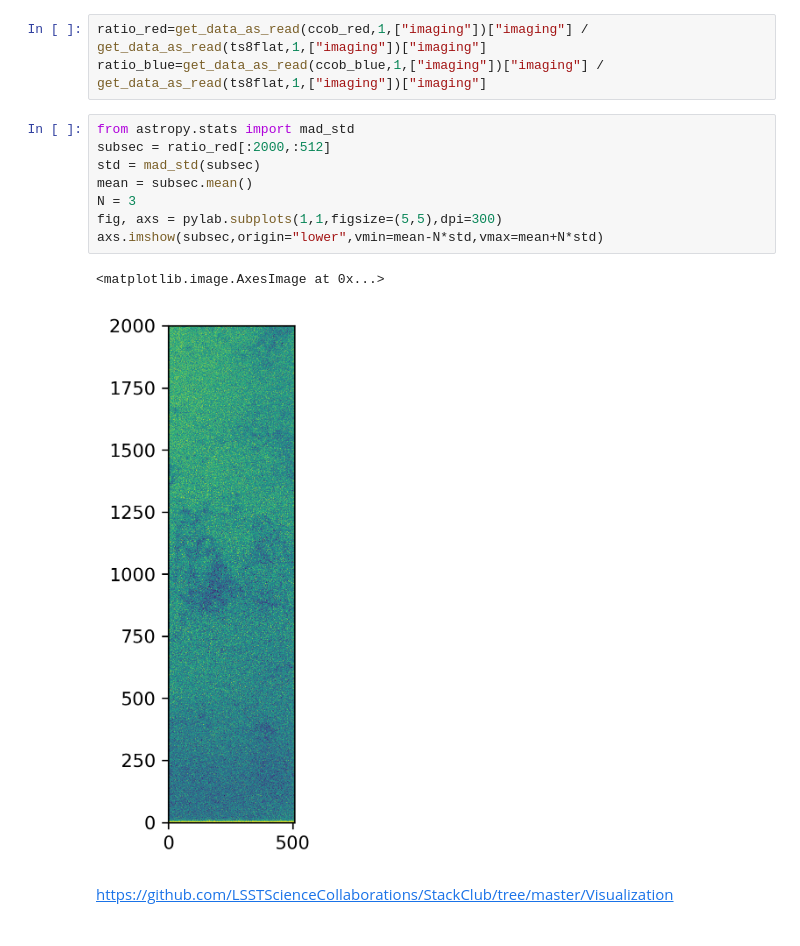
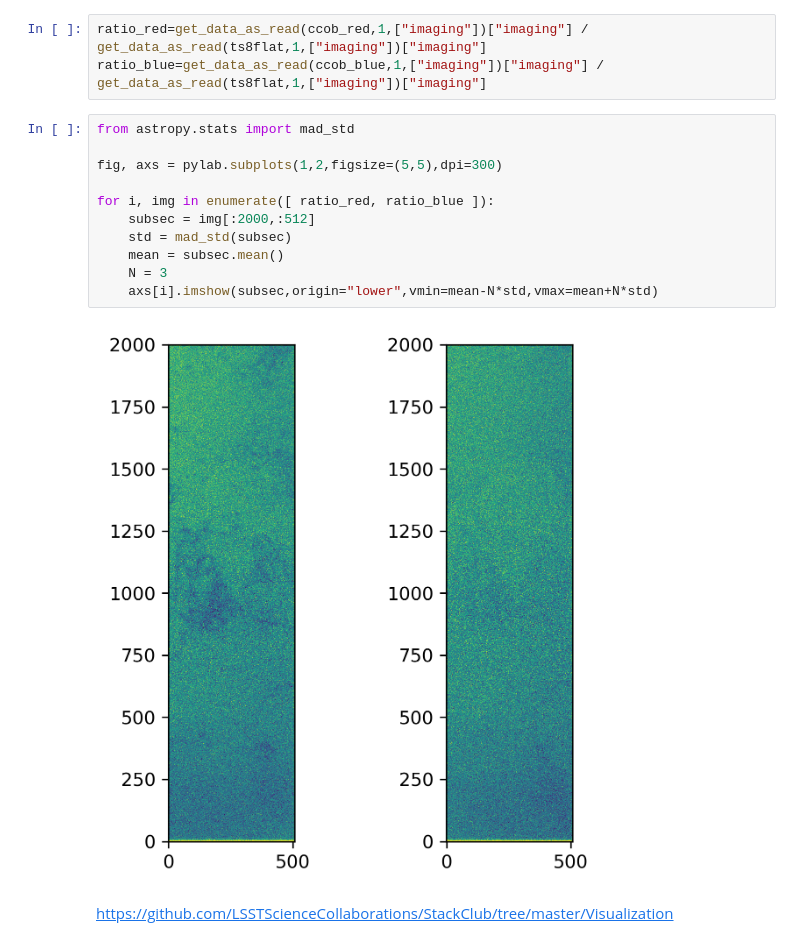
Before and after one commit to youtsumi/Summer2020, a Jupyter notebook: flatratio.ipynb, the cells around one changed output. Drawn from its saved outputs; the diff is of its cells as text.

```diff
--- a/flatratio.ipynb
+++ b/flatratio.ipynb
@@ -35,15 +35,17 @@ ratio_red=get_data_as_read(ccob_red,1,["imaging"])["imaging"] / get_data_as_read
 ratio_blue=get_data_as_read(ccob_blue,1,["imaging"])["imaging"] / get_data_as_read(ts8flat,1,["imaging"])["imaging"]
 # %%
 from astropy.stats import mad_std
-subsec = ratio_red[:2000,:512]
-std = mad_std(subsec)
-mean = subsec.mean()
-N = 3
-fig, axs = pylab.subplots(1,1,figsize=(5,5),dpi=300)
-axs.imshow(subsec,origin="lower",vmin=mean-N*std,vmax=mean+N*std)
+
+fig, axs = pylab.subplots(1,2,figsize=(5,5),dpi=300)
+
+for i, img in enumerate([ ratio_red, ratio_blue ]):
+    subsec = img[:2000,:512]
+    std = mad_std(subsec)
+    mean = subsec.mean()
+    N = 3
+    axs[i].imshow(subsec,origin="lower",vmin=mean-N*std,vmax=mean+N*std)
 # %% [output]
-<matplotlib.image.AxesImage at 0x...>
-[figure, old version]
+[figure, new version]
 # %% [markdown]
 https://github.com/LSSTScienceCollaborations/StackClub/tree/master/Visualization
 # %% [markdown]
```
